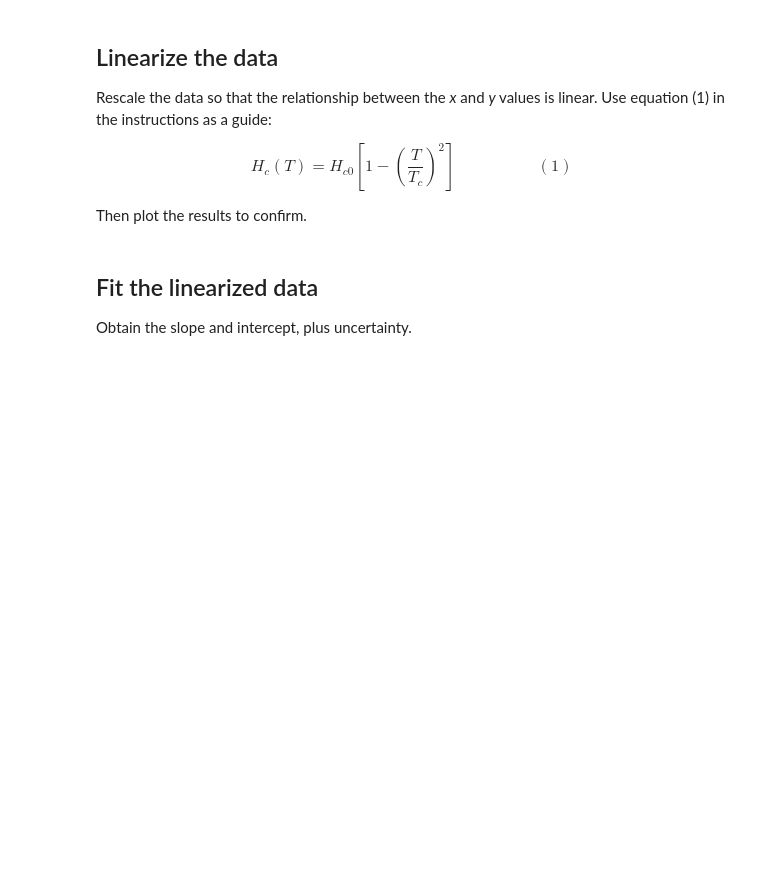
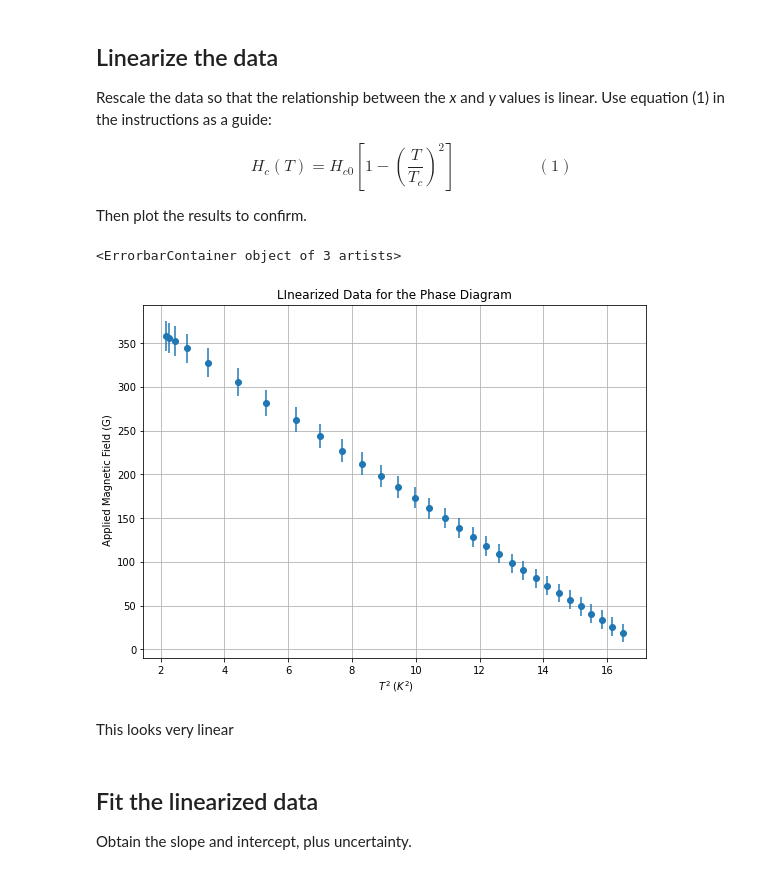
Before and after one commit to ahserhan/CMX, a Jupyter notebook: low-temperature-superconductivity/Superconductivity Individual Analysis (Template).ipynb, the cells around one changed output. Saved outputs shown, nothing was run; the diff lists cells and outputs as text; code cells hidden in the pictures; blank space fills up the shorter version.

Commit message:
critical temperature and field intensity

```diff
--- a/low-temperature-superconductivity/Superconductivity Individual Analysis (Template).ipynb
+++ b/low-temperature-superconductivity/Superconductivity Individual Analysis (Template).ipynb
@@ -150,12 +150,18 @@ magneticField = i2b(x2i(data['dI']))
 
 Plot the data so that it mirrors the graph shown in figure 1 of the instructions.  If you see peculiar data points, check for mistakes in transcription or other problems.
 # %%
+#first convert the uncertainties to arrarys of values and stds:
+fieldValue = unp.nominal_values(magneticField)
+fieldStd = unp.std_devs(magneticField)
+temperature = data['K']
+#then plot it
 plt.figure(figsize=(9,6.5))
 plt.grid()
 plt.title('Experimental Data of Phase Diagram for Mercury as a Superconductor')
 plt.xlabel(r' Temperature (K)')
-plt.ylabel(r' Applied Magnetic Field (B)')
-plt.errorbar(data['K'], unp.nominal_values(magneticField), yerr=100*unp.std_devs(magneticField),fmt='o')
+plt.ylabel(r' Applied Magnetic Field (G)')
+# plot the data with errorbars, and to see the errorbars, we multiply it by 100
+plt.errorbar(temperature, fieldValue, yerr=100*fieldStd, fmt='o')
 # %% [output]
 <ErrorbarContainer object of 3 artists>
 [figure]
@@ -169,6 +175,21 @@ Rescale the data so that the relationship between the <i>x</i> and <i>y</i> valu
 $$H_c(T) = H_{c0}\left[1 - \left(\frac{T}{T_c}\right)^2\right]\quad\quad\quad\quad\quad(1)$$
 
 Then plot the results to confirm.
+# %%
+#From the equation, we can see that if we plot the applied magnetic field as a function of temperature squared, the relation should be linear.
+tSquare = temperature*temperature
+plt.figure(figsize=(9,6.5))
+plt.grid()
+plt.title('LInearized Data for the Phase Diagram')
+plt.xlabel(r' $T^2$ ($K^2$)')
+plt.ylabel(r' Applied Magnetic Field (G)')
+# plot the data with errorbars, and to see the errorbars, we multiply it by 100
+plt.errorbar(tSquare, fieldValue, yerr=100*fieldStd, fmt='o')
+# %% [output]
+<ErrorbarContainer object of 3 artists>
+[figure, added]
+# %% [markdown]
+This looks very linear
 # %% [markdown]
 ## Fit the linearized data
 
```
Also changed, not shown: parts of 4 cells of this notebook.
